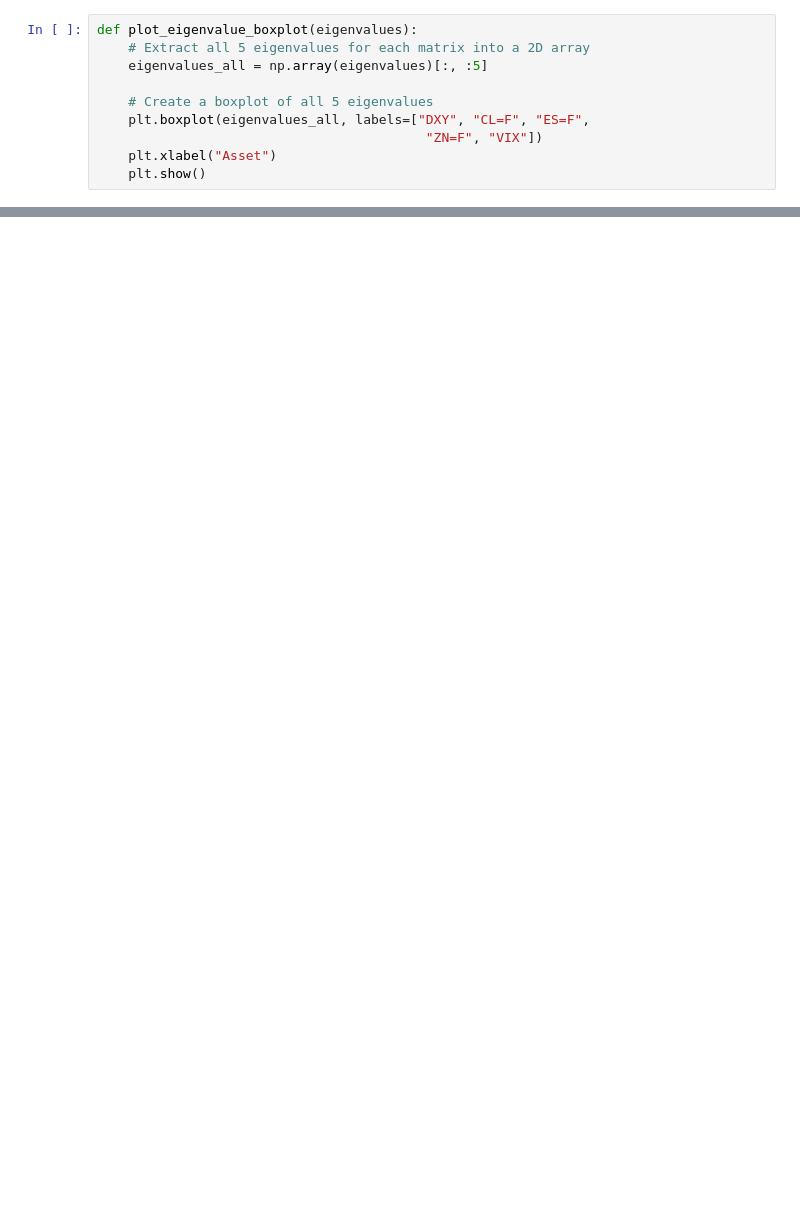
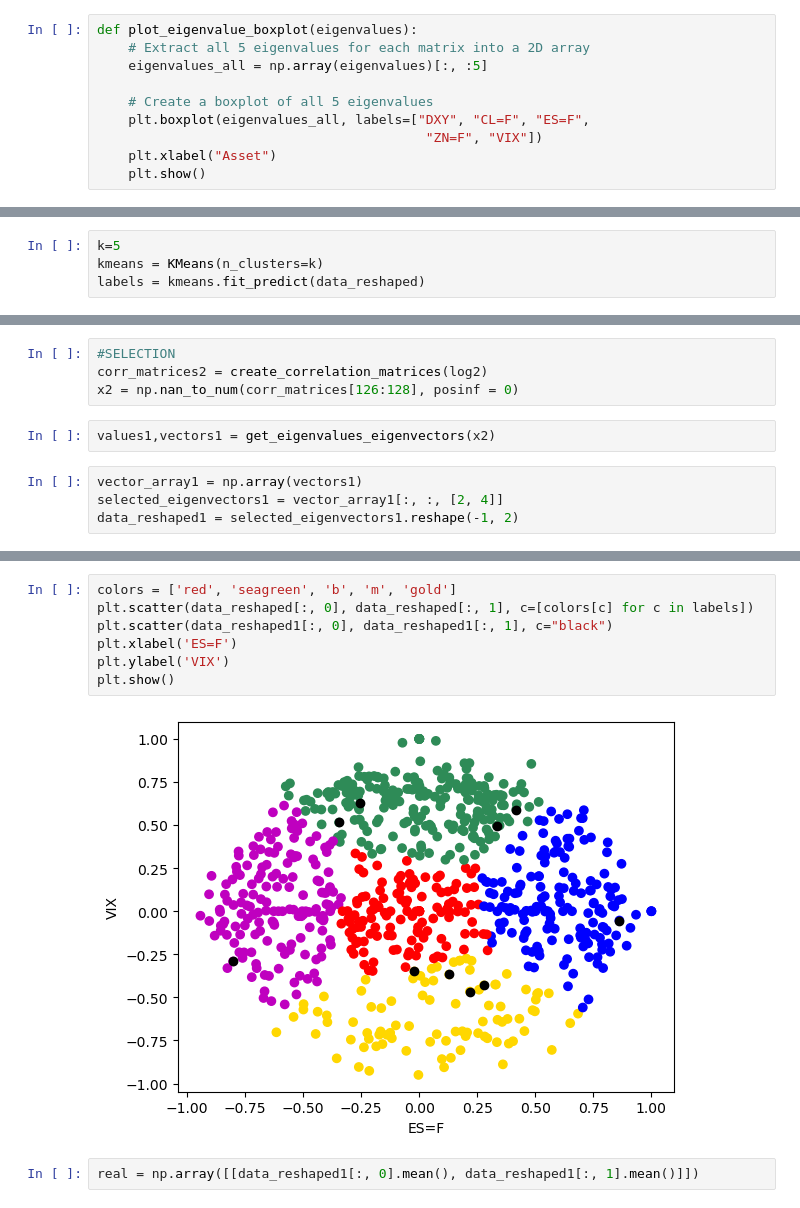
Before and after one commit to cgowda337/Stock-Market-Data, a Jupyter notebook: Dislocation Model.ipynb, the cells around one changed output, grey strips where cells are left out. Saved outputs shown, nothing was run; the diff lists cells and outputs as text; blank space fills up the shorter version.

```diff
--- a/Dislocation Model.ipynb
+++ b/Dislocation Model.ipynb
@@ -170,0 +199,4 @@ plot_eigenvalue_boxplot(np.real(values))
+# %%
+k=5
+kmeans = KMeans(n_clusters=k)
+labels = kmeans.fit_predict(data_reshaped)
@@ -170,0 +219,10 @@ plot_eigenvalue_boxplot(np.real(values))
+# %%
+#SELECTION
+corr_matrices2 = create_correlation_matrices(log2)
+x2 = np.nan_to_num(corr_matrices[126:128], posinf = 0)
+# %%
+values1,vectors1 = get_eigenvalues_eigenvectors(x2)
+# %%
+vector_array1 = np.array(vectors1)
+selected_eigenvectors1 = vector_array1[:, :, [2, 4]]
+data_reshaped1 = selected_eigenvectors1.reshape(-1, 2)
@@ -170,0 +242,11 @@ plot_eigenvalue_boxplot(np.real(values))
+# %%
+colors = ['red', 'seagreen', 'b', 'm', 'gold']
+plt.scatter(data_reshaped[:, 0], data_reshaped[:, 1], c=[colors[c] for c in labels])
+plt.scatter(data_reshaped1[:, 0], data_reshaped1[:, 1], c="black")
+plt.xlabel('ES=F')
+plt.ylabel('VIX')
+plt.show()
+# %% [output]
+[figure, added]
+# %%
+real = np.array([[data_reshaped1[:, 0].mean(), data_reshaped1[:, 1].mean()]])
```
Also changed, not shown: parts of 27 cells of this notebook.
